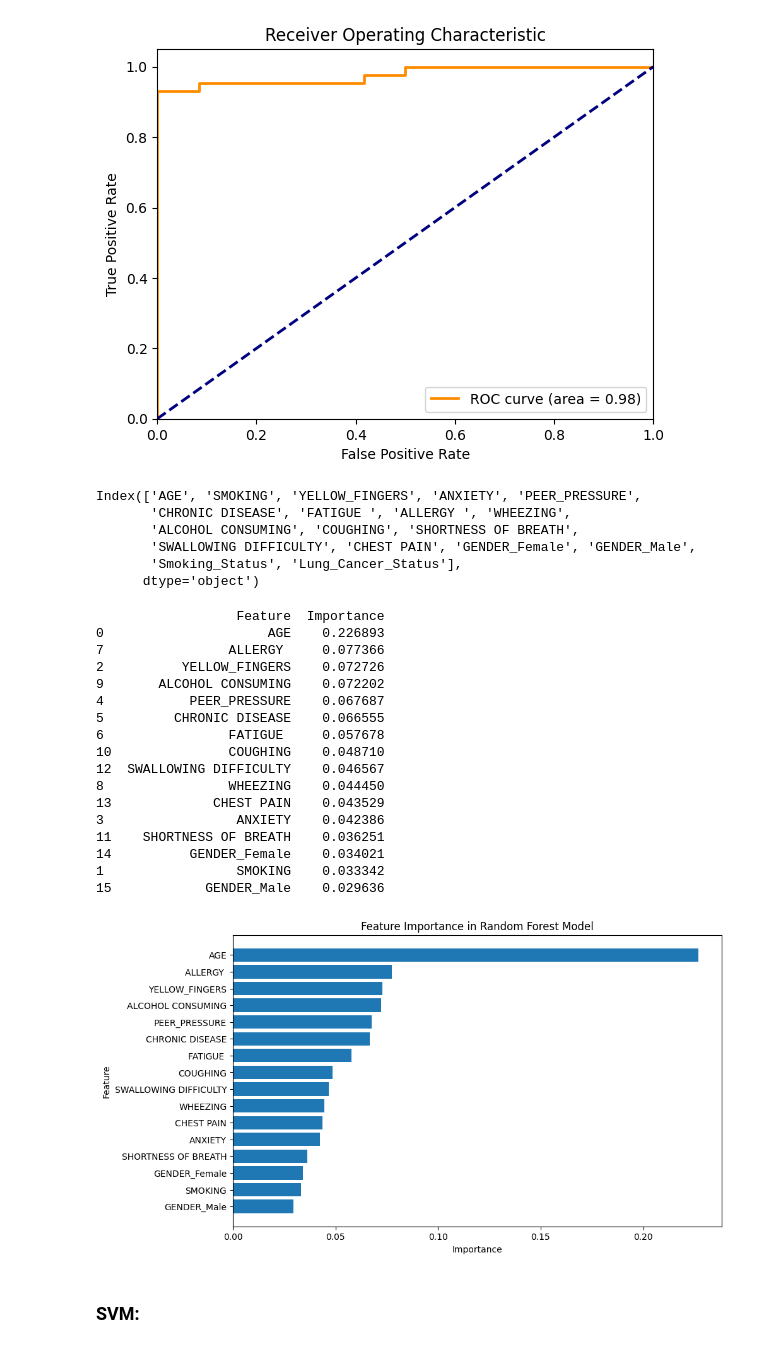
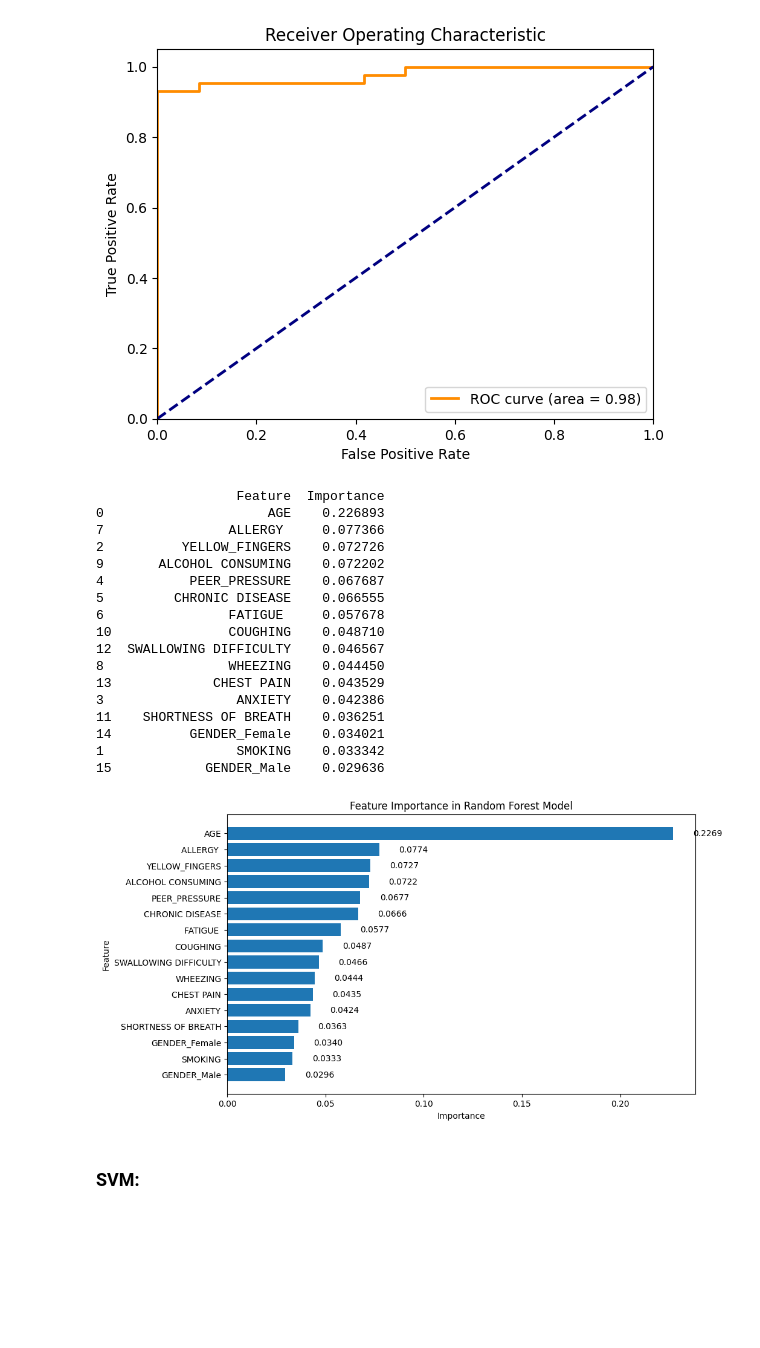
Before and after one commit to mdielacher/FHSTP_FML, a Jupyter notebook: assignment1_new.ipynb, the cells around one changed output. Cells and saved outputs as stored; diff of their text form; code cells hidden in the pictures; blank space fills up the shorter version.

```diff
--- a/assignment1_new.ipynb
+++ b/assignment1_new.ipynb
@@ -268,13 +266,4 @@ plt.legend(loc="lower right")
 plt.show()
 # %% [output]
 [figure]
-# %%
-data.drop("LUNG_CANCER", axis=1).columns
-# %% [output]
-Index(['AGE', 'SMOKING', 'YELLOW_FINGERS', 'ANXIETY', 'PEER_PRESSURE',
-       'CHRONIC DISEASE', 'FATIGUE ', 'ALLERGY ', 'WHEEZING',
-       'ALCOHOL CONSUMING', 'COUGHING', 'SHORTNESS OF BREATH',
-       'SWALLOWING DIFFICULTY', 'CHEST PAIN', 'GENDER_Female', 'GENDER_Male',
-       'Smoking_Status', 'Lung_Cancer_Status'],
-      dtype='object')
 # %%
@@ -287,35 +278,42 @@ feature_importance_df = feature_importance_df.sort_values(by='Importance', ascen
 print(feature_importance_df)
 
 # sort by importance
 feature_importances = feature_importance_df.sort_values(by='Importance', ascending=False)
 
 # bar plot
 plt.figure(figsize=(10, 6))
-plt.barh(feature_importances['Feature'], feature_importances['Importance'])
+bars = plt.barh(feature_importances['Feature'], feature_importances['Importance'])
+
+# Achsentitel und Diagrammtitel hinzufügen
 plt.xlabel('Importance')
 plt.ylabel('Feature')
 plt.title('Feature Importance in Random Forest Model')
+
+# Werte über den Balken platzieren
+for bar, importance in zip(bars, feature_importances['Importance']):
+    plt.text(bar.get_width() + 0.01, bar.get_y() + bar.get_height()/2, f'{importance:.4f}', va='center')
+
 plt.gca().invert_yaxis()
 plt.show()
 # %% [output]
                   Feature  Importance
 0                     AGE    0.226893
 7                ALLERGY     0.077366
 2          YELLOW_FINGERS    0.072726
 9       ALCOHOL CONSUMING    0.072202
 4           PEER_PRESSURE    0.067687
 5         CHRONIC DISEASE    0.066555
 6                FATIGUE     0.057678
 10               COUGHING    0.048710
 12  SWALLOWING DIFFICULTY    0.046567
 8                WHEEZING    0.044450
 13             CHEST PAIN    0.043529
 3                 ANXIETY    0.042386
 11    SHORTNESS OF BREATH    0.036251
 14          GENDER_Female    0.034021
 1                 SMOKING    0.033342
 15            GENDER_Male    0.029636
-[figure, old version]
+[figure, new version]
 # %% [markdown]
 ### SVM:
 # %% [markdown]
```
Also changed, not shown: parts of 33 cells of this notebook.
